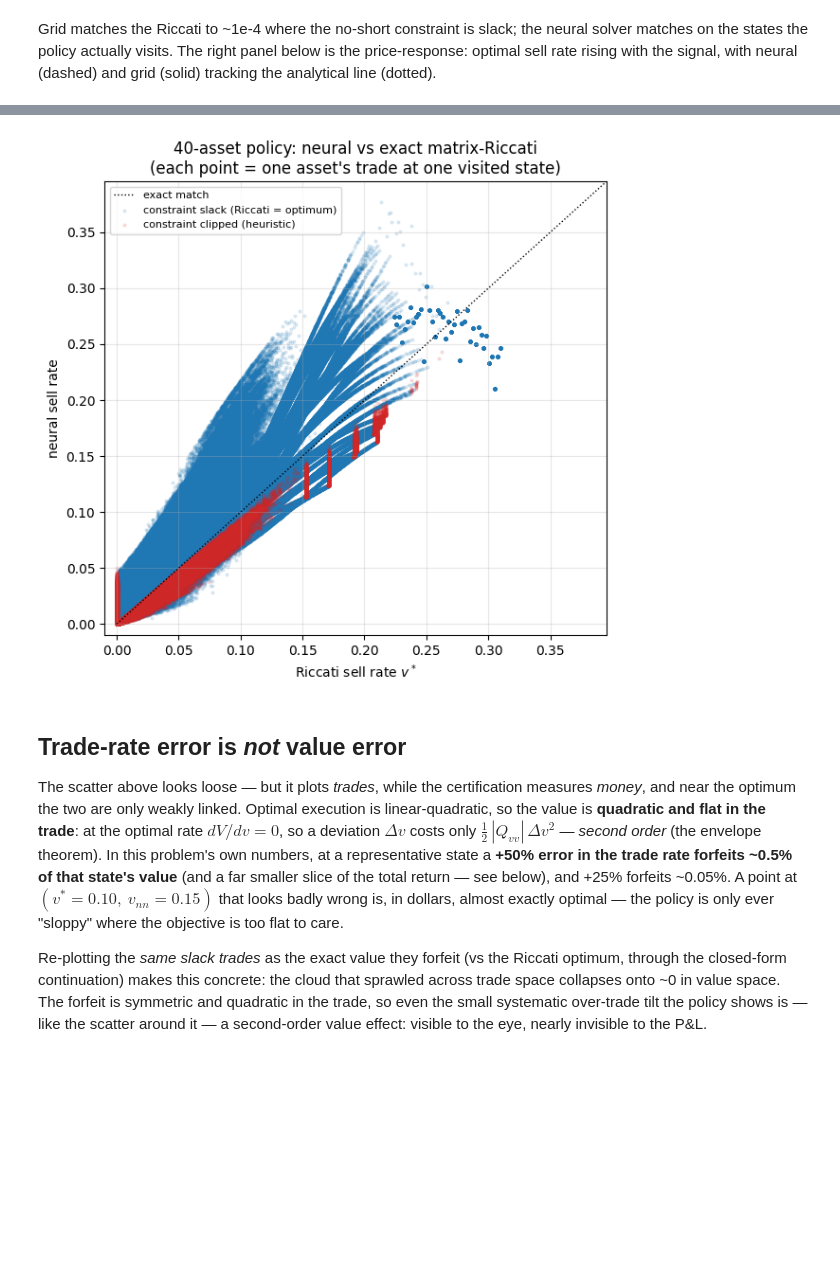
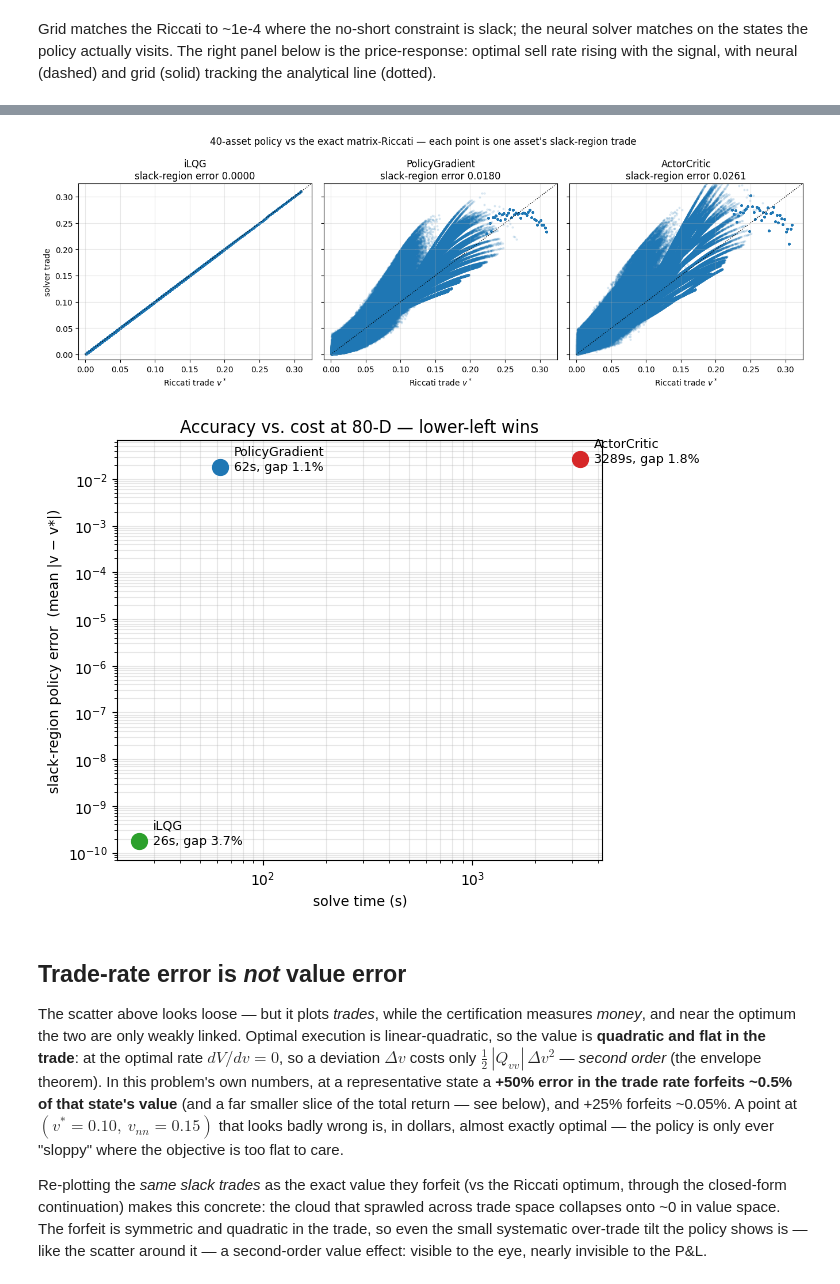
Before and after one commit to tbb300/bellgrid, a Jupyter notebook: examples/11_liquidation/liquidation.ipynb, the cells around one changed output, grey strips where cells are left out. Cells and saved outputs as stored; diff of their text form; code cells hidden in the pictures; blank space fills up the shorter version.

```diff
--- a/examples/11_liquidation/liquidation.ipynb
+++ b/examples/11_liquidation/liquidation.ipynb
@@ -333,19 +308,42 @@ print(f"[3] return: unconstrained {Vric0:8.2f}  >  clipped-Riccati {mc_ric:8.2f}
-# %%
-vmax = float(max(vis_r.max(), vis_n.max())) * 1.05
-fig, ax = plt.subplots(figsize=(6.2, 6))
-ax.plot([0, vmax], [0, vmax], "k:", lw=1, label="exact match")
-ax.scatter(vis_r[vis_in], vis_n[vis_in], s=4, alpha=0.12, color="C0",
-           label="constraint slack (Riccati = optimum)")
-ax.scatter(vis_r[~vis_in], vis_n[~vis_in], s=4, alpha=0.12, color="C3",
-           label="constraint clipped (heuristic)")
-ax.set(title=f"{N}-asset policy: neural vs exact matrix-Riccati\n"
-             "(each point = one asset's trade at one visited state)",
-       xlabel="Riccati sell rate $v^*$", ylabel="neural sell rate")
-ax.set_xlim(-0.01, vmax); ax.set_ylim(-0.01, vmax); ax.legend(fontsize=8); ax.grid(alpha=0.3)
-plt.tight_layout()
-plt.show()
-# %% [output]
-[figure, removed]
+# %%
+# Plot A — policy accuracy: each solver's trade vs the exact (unconstrained) Riccati
+# trade, in the slack region where Riccati IS the optimum. iLQG sits on the 45° line
+# (exact); the neural solvers scatter — tightly (PolicyGradient), less so (ActorCritic).
+order = ["iLQG", "PolicyGradient", "ActorCritic"]
+vmax = max(float(cmp[n]["raw"].max()) for n in order) * 1.05
+fig, axes = plt.subplots(1, 3, figsize=(13.5, 4.6), sharex=True, sharey=True)
+for ax, name in zip(axes, order):
+    r = cmp[name]
+    ax.plot([0, vmax], [0, vmax], "k:", lw=1, label="exact match")
+    ax.scatter(r["raw"], r["sol"], s=4, alpha=0.12, color="C0")
+    ax.set(title=f"{name}\nslack-region error {r['slack']:.4f}", xlabel="Riccati trade $v^*$",
+           xlim=(-0.01, vmax), ylim=(-0.01, vmax))
+    ax.grid(alpha=0.3)
+axes[0].set_ylabel("solver trade")
+fig.suptitle(f"{N}-asset policy vs the exact matrix-Riccati — each point is one asset's slack-region trade")
+plt.tight_layout()
+plt.show()
+# %% [output]
+[figure, added]
+# %%
+# Plot B — accuracy vs cost. One point per solver: x = solve time, y = slack-region
+# policy error (both log). Lower-left wins. iLQG dominates by orders of magnitude in
+# accuracy *and* beats the neural actor-critic on wall-clock — the structure-routing
+# lesson in one Pareto picture.
+fig, ax = plt.subplots(figsize=(6.8, 5.2))
+for name, c in zip(order, ("C2", "C0", "C3")):
+    r = cmp[name]
+    ax.scatter(r["dt"], r["slack"], s=130, color=c, zorder=3)
+    ax.annotate(f"{name}\n{r['dt']:.0f}s, gap {abs(r['mc']-mc_clip)/abs(mc_clip)*100:.1f}%",
+                (r["dt"], r["slack"]), textcoords="offset points", xytext=(10, -2), fontsize=9)
+ax.set(xscale="log", yscale="log", xlabel="solve time (s)",
+       ylabel="slack-region policy error  (mean |v − v*|)",
+       title="Accuracy vs. cost at 80-D — lower-left wins")
+ax.grid(alpha=0.3, which="both")
+plt.tight_layout()
+plt.show()
+# %% [output]
+[figure, added]
 # %% [markdown]
 ## Trade-rate error is *not* value error
 
```
Also changed, not shown: parts of 13 cells of this notebook, 2 other files.
